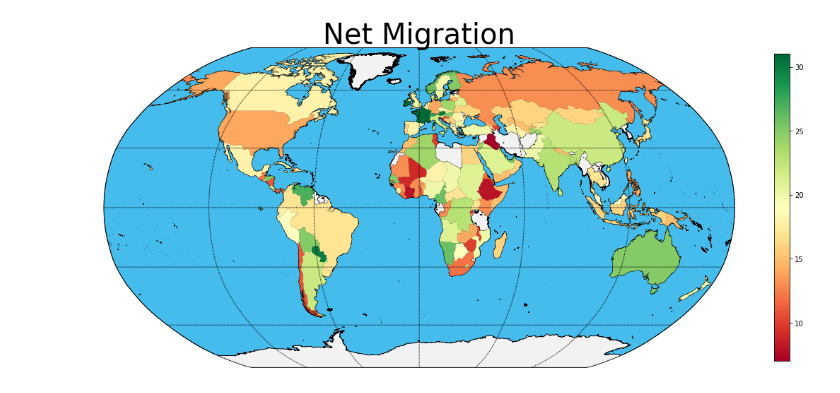
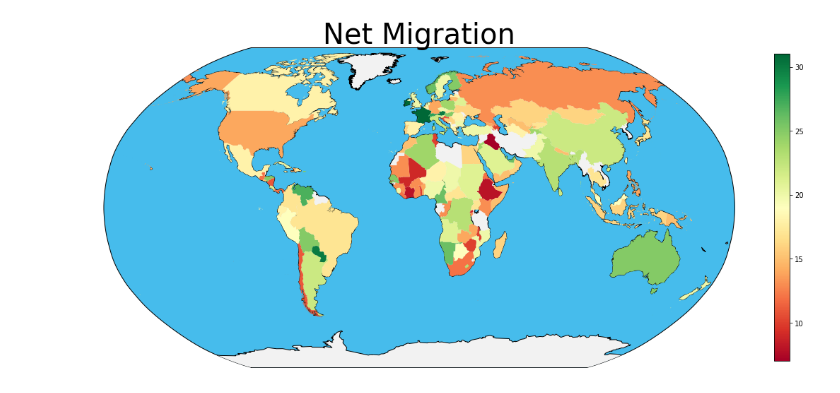
Before and after one commit to crcresearch/GOS, a Jupyter notebook: World.ipynb, the cells around one changed output. Saved outputs shown, nothing was run; the diff lists cells and outputs as text; code cells hidden in the pictures.

```diff
--- a/World.ipynb
+++ b/World.ipynb
@@ -11,20 +11,21 @@ from matplotlib.colors import Normalize
 
 fig, ax = plt.subplots(figsize=(20,40))
 
-m = Basemap(resolution='i', # c, l, i, h, f or None
+m = Basemap(resolution='c', # c, l, i, h, f or None
             projection='robin',
             lon_0=0)
 
 m.drawmapboundary(fill_color='#46bcec')
 m.fillcontinents(color='#f2f2f2',lake_color='#46bcec')
 m.drawcoastlines()
+# m.drawcountries()
 
-m.drawparallels(np.arange(-90.,120.,30.))
-m.drawmeridians(np.arange(0.,360.,60.))
+# m.drawparallels(np.arange(-90.,120.,30.))
+# m.drawmeridians(np.arange(0.,360.,60.))
 # m.drawmapboundary(fill_color='aqua')
 plt.title("Net Migration",fontsize=40)
 
-m.readshapefile('World/World', 'world')
+m.readshapefile('World/World', 'world',drawbounds=False)
 
 df_plot = pd.DataFrame({
         'shapes': [Polygon(np.array(shape), True) for shape in m.world],
@@ -32,31 +33,36 @@ df_plot = pd.DataFrame({
     })
 
 # print (df_plot)
+
+df_plot.to_csv('check3.csv')
 
 result = pd.read_csv('output.csv')
 
 # print (result)
 
 df_plot = df_plot.merge(result, on='area', how='left')
 
 # df_plot = df_plot.fillna(0)
 
 df_plot = df_plot.dropna()
 
 # print (df_plot)
+
+# df_plot.to_csv('check.csv')
 
 cmap = plt.get_cmap('RdYlGn')
 pc = PatchCollection(df_plot.shapes, zorder=2)
 norm = Normalize()
 
 pc.set_facecolor(cmap(norm(df_plot['value'].values)))
 ax.add_collection(pc)
 
 mapper = matplotlib.cm.ScalarMappable(norm=norm, cmap=cmap)
 
 mapper.set_array(df_plot['value'])
 plt.colorbar(mapper, shrink=0.2)
 
 plt.show()
+# plt.savefig("Map.png")
 # %% [output]
-[figure, old version]
+[figure, new version]
```
Also changed, not shown: 3 other files.
